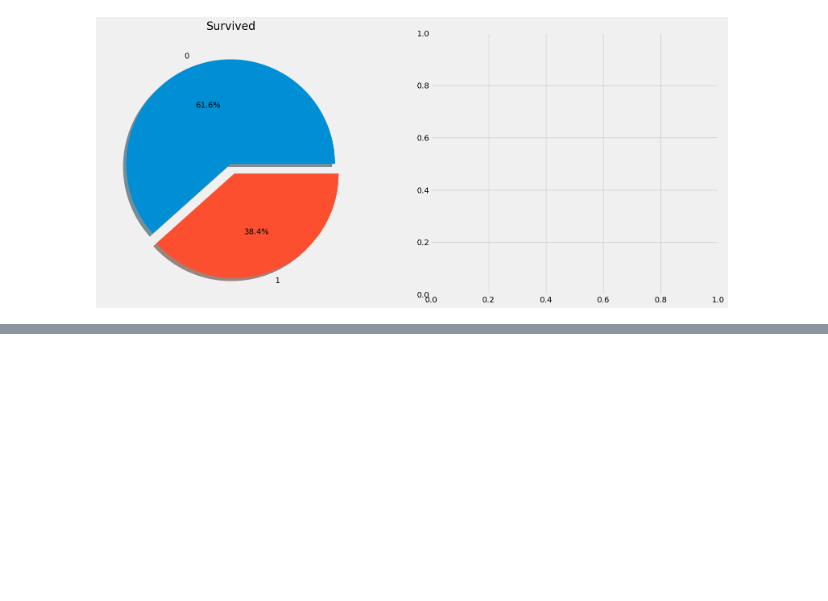
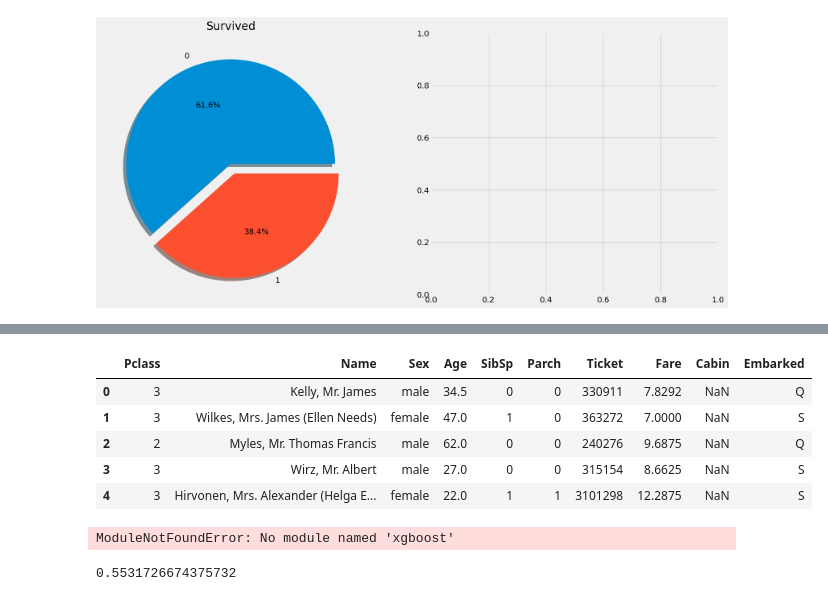
Before and after one commit to sher1ock-jp/EEG-basic, a Jupyter notebook: dietanic/dietanic.ipynb, the cells around one changed output, grey strips where cells are left out. Drawn from its saved outputs; the diff is of its cells as text; code cells hidden in the pictures; blank space fills up the shorter version.

Commit message:
practice evaluation index

```diff
--- a/dietanic/dietanic.ipynb
+++ b/dietanic/dietanic.ipynb
@@ -47,0 +63,9 @@ TypeError: countplot() got multiple values for argument 'data'
+# %%
+test_x.head()
+# %% [output]
+|  | Pclass | Name | Sex | Age | SibSp | Parch | Ticket | Fare | Cabin | Embarked |
+| 0 | 3 | Kelly, Mr. James | male | 34.5 | 0 | 0 | 330911 | 7.8292 | NaN | Q |
+| 1 | 3 | Wilkes, Mrs. James (Ellen Needs) | female | 47.0 | 1 | 0 | 363272 | 7.0000 | NaN | S |
+| 2 | 2 | Myles, Mr. Thomas Francis | male | 62.0 | 0 | 0 | 240276 | 9.6875 | NaN | Q |
+| 3 | 3 | Wirz, Mr. Albert | male | 27.0 | 0 | 0 | 315154 | 8.6625 | NaN | S |
+| 4 | 3 | Hirvonen, Mrs. Alexander (Helga E... | female | 22.0 | 1 | 1 | 3101298 | 12.2875 | NaN | S |
@@ -47,0 +85,24 @@ TypeError: countplot() got multiple values for argument 'data'
+# %%
+from xgboost import XGBClassifier
+
+model = XGBClassifier(n_estimators=20, random_state=71)
+model.fit(train_x, train_y)
+
+pred = model.predict_proba(test_x)[:, 1]
+
+pred_label = np.where(pred > 0.5, 1, 0)
+# %% [output]
+ModuleNotFoundError: No module named 'xgboost'
+# %%
+#practice
+
+from sklearn.metrics import mean_squared_error
+import numpy as np
+
+y_true = [1.0, 1.5, 2.0, 1.2, 1.8]
+y_pred = [0.8, 1.5, 1.8, 1.3, 3.0]
+
+rmse = np.sqrt(mean_squared_error(y_true, y_pred))
+print(rmse)
+# %% [output]
+0.5531726674375732
```
Also changed, not shown: parts of 5 cells of this notebook.
